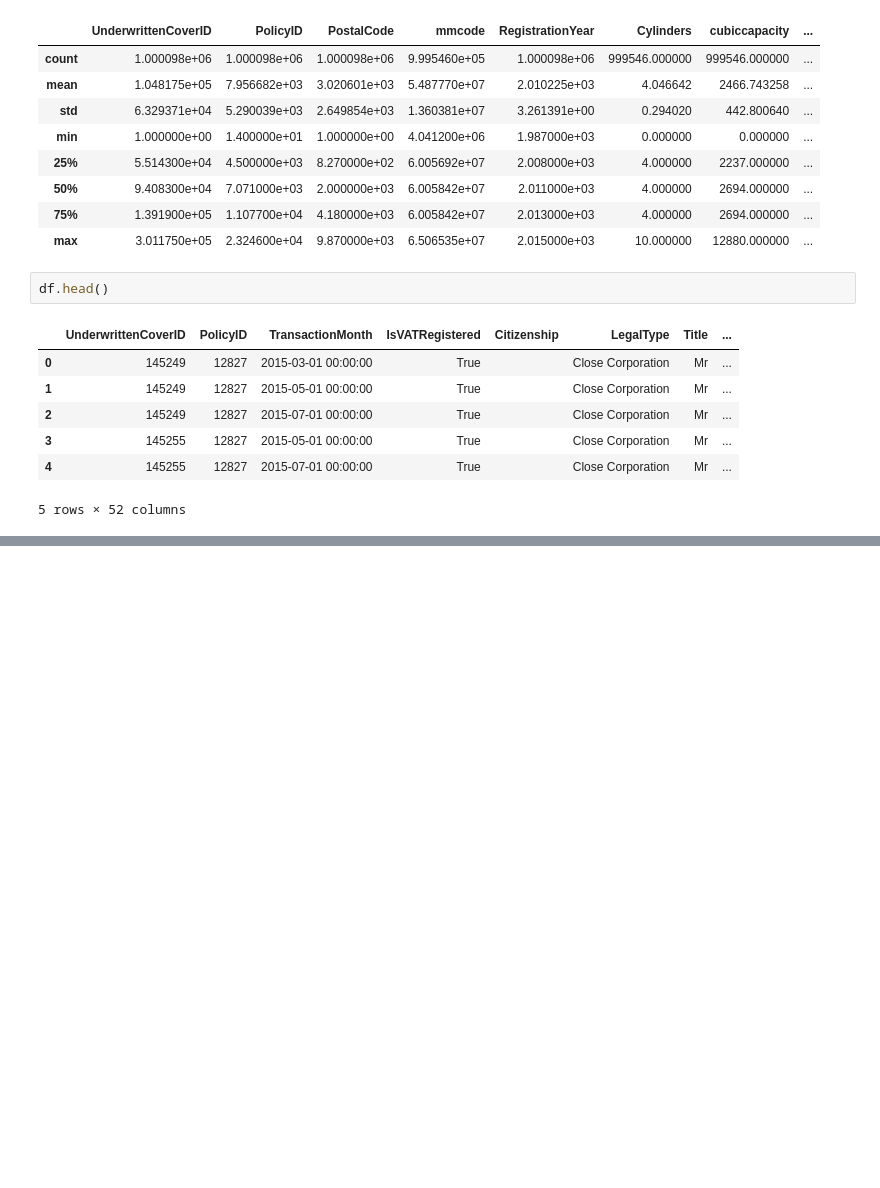
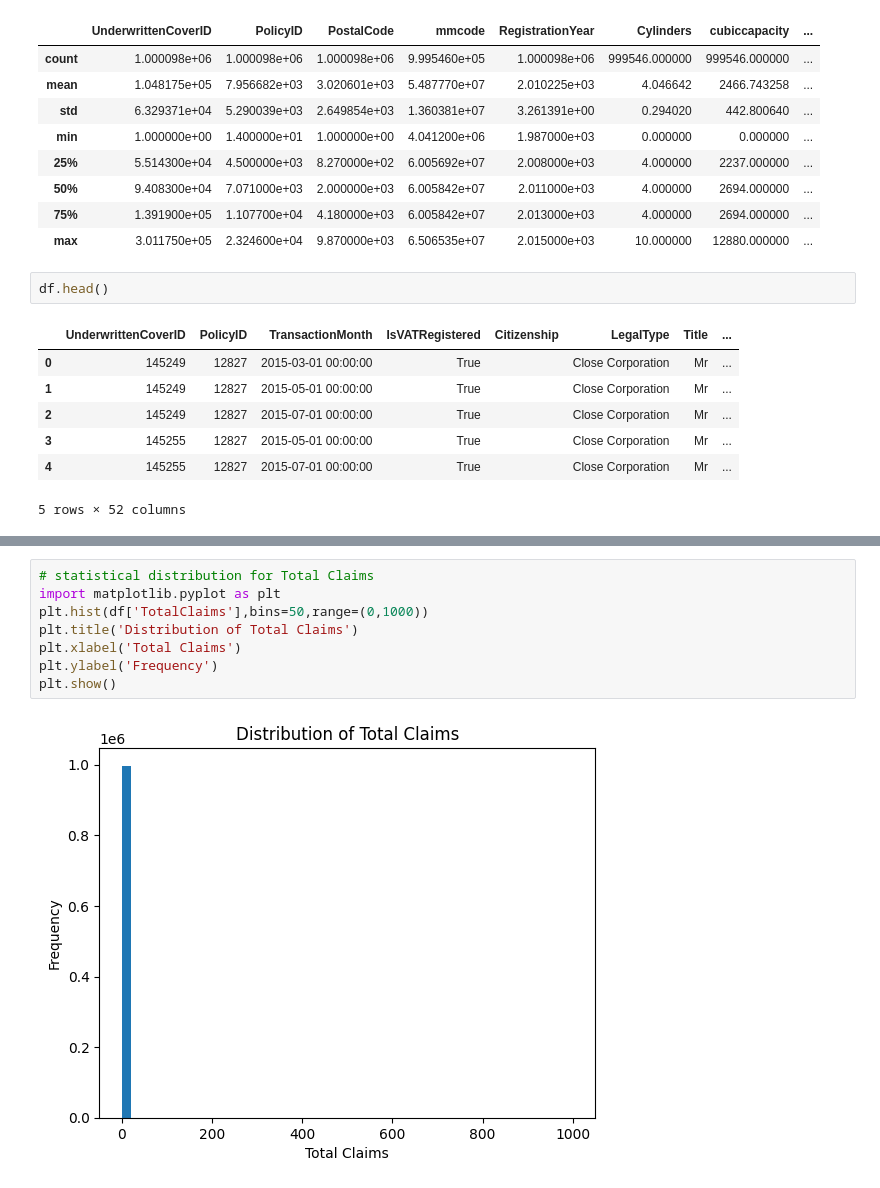
Before and after one commit to KokebBenti/Insurance-Risk-Analytics-Predictive-Modeling, a Jupyter notebook: notebooks/EDA.ipynb, the cells around one changed output, grey strips where cells are left out. Drawn from its saved outputs; the diff is of its cells as text; blank space fills up the shorter version.

```diff
--- a/notebooks/EDA.ipynb
+++ b/notebooks/EDA.ipynb
@@ -26,0 +58,10 @@ df.head()
+# %%
+# statistical distribution for Total Claims
+import matplotlib.pyplot as plt
+plt.hist(df['TotalClaims'],bins=50,range=(0,1000))
+plt.title('Distribution of Total Claims')
+plt.xlabel('Total Claims')
+plt.ylabel('Frequency')
+plt.show()
+# %% [output]
+[figure, added]
```
Also changed, not shown: parts of 22 cells of this notebook.
